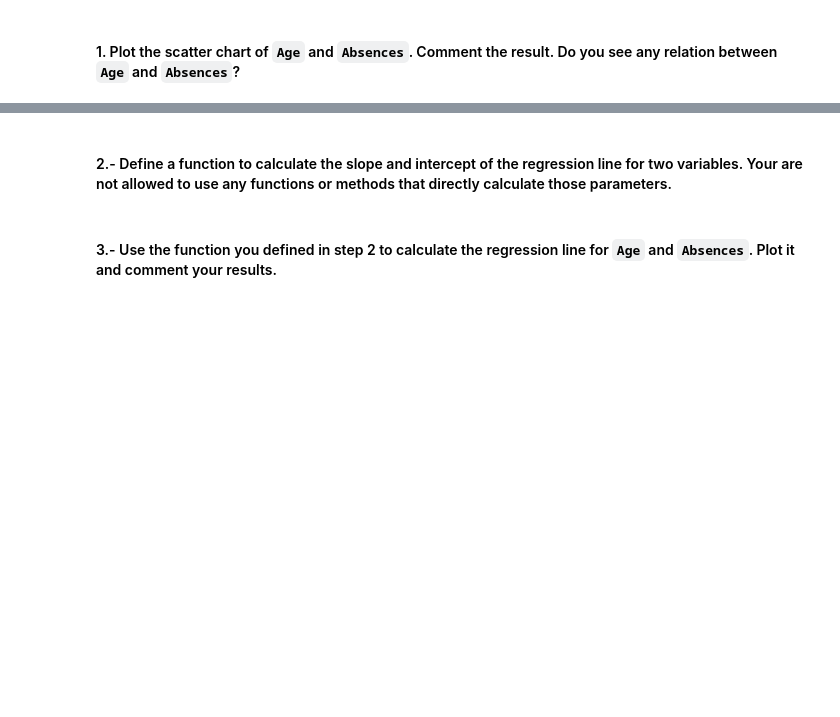
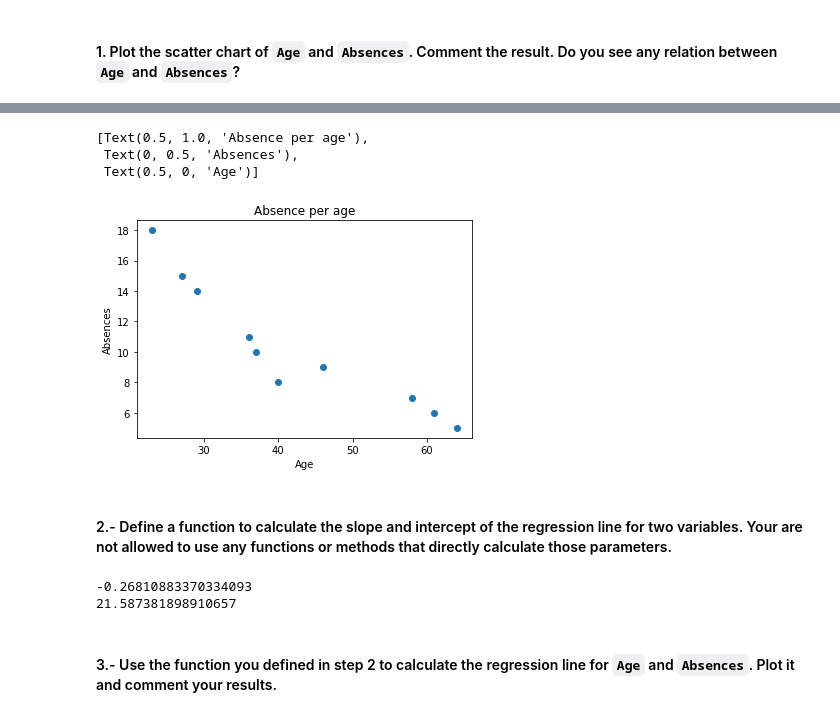
Before and after one commit to ta-data-remote/lab-linear-regression-correlation, a Jupyter notebook: your-code/main.ipynb, the cells around one changed output, grey strips where cells are left out. Saved outputs shown, nothing was run; the diff lists cells and outputs as text; code cells hidden in the pictures; blank space fills up the shorter version.

```diff
--- a/your-code/main.ipynb
+++ b/your-code/main.ipynb
@@ -32,0 +34,2 @@ import pandas as pd
+# %%
+data = pd.read_csv('../data/absences.csv')
@@ -32,0 +45,8 @@ import pandas as pd
+# %%
+plt.scatter(x='Age',y='Absences',data=data)
+plt.gca().set(title='Absence per age', ylabel='Absences', xlabel='Age')
+# %% [output]
+[Text(0.5, 1.0, 'Absence per age'),
+ Text(0, 0.5, 'Absences'),
+ Text(0.5, 0, 'Age')]
+[figure, added]
@@ -37,2 +62,10 @@ import pandas as pd
+# %%
+slope, intercept = slope_intercept(data['Age'], data['Absences'])
+
+print(slope)
+print(intercept)
+# %% [output]
+-0.26810883370334093
+21.587381898910657
 # %% [markdown]
 #### 3.- Use the function you defined in step 2 to calculate the regression line for `Age` and `Absences`. Plot it and comment your results.
```
Also changed, not shown: parts of 33 cells of this notebook.
